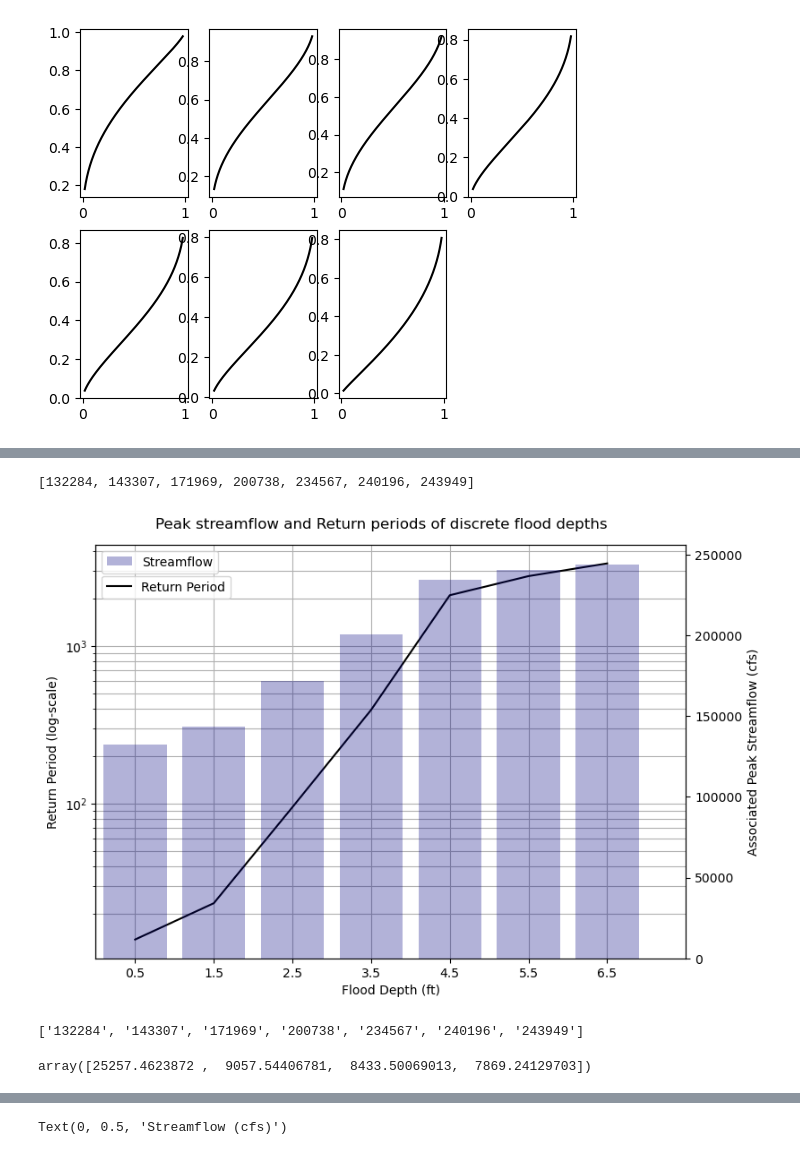
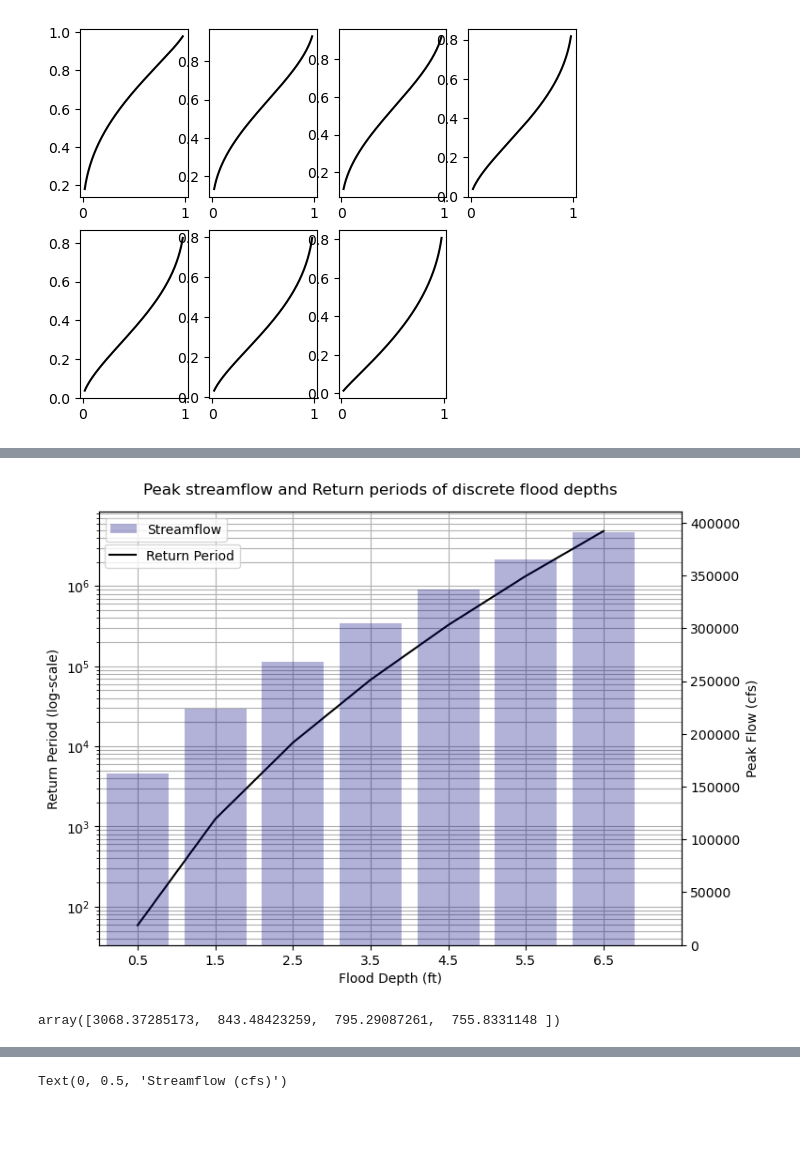
Before and after one commit to raghavsharma99/Nashville-Flood-Policy-Simulator, a Jupyter notebook: Insurance Calculation.ipynb, the cells around one changed output, grey strips where cells are left out. Saved outputs shown, nothing was run; the diff lists cells and outputs as text; code cells hidden in the pictures; blank space fills up the shorter version.

Commit message:
Hecras Corrections Included  🚀🌊

```diff
--- a/Insurance Calculation.ipynb
+++ b/Insurance Calculation.ipynb
@@ -82,3 +82,10 @@ insured_cost_C = damages - insurance_payoff_C
 mean_insured_cost_B = insured_cost_B.mean(axis = 0)
 mean_insured_cost_A = insured_cost_A.mean(axis = 0)
 mean_insured_cost_C = insured_cost_C.mean(axis = 0)
+# %%
+# Coefficients of fitted polynomial
+a, b, c = 6e-11, -7e-6, 0.057
+x = np.arange(100_000, 500_000, 100) # streamflow range for plotting fitted model
+y = a*(x**2) + b*x + c
+# simFlows is consists average depths in ROI for peak flows simulated on HECRAS
+simFlows = pd.read_csv('simulatedFlows.csv')
@@ -85,38 +126,30 @@ mean_insured_cost_C = insured_cost_C.mean(axis = 0)
 # %%
-depth_flow = {0:132284,1:143307,2:171969,3:200738,4:234567,5:240196,6:243949}
+depth_flow = {0:162190,1:224022,2:268380,3:304882,4:336637,5:365122,6:391179}
 g_loc = 80156.190 # Location param for gumbel distribution of annual max streamflows
 g_scale = 20200.864 # Scale param for gumbel distribution of annual max streamflows
 depths = np.arange(0.5, 7, 1)
 flows = list(depth_flow.values())
-# %%
-flows
-# %% [output]
-[132284, 143307, 171969, 200738, 234567, 240196, 243949]
 # %%
 returns = 1/gumbel_r.sf(flows, loc = g_loc, scale = g_scale)
 
 str_flows = [str(x) for x in flows]
-fig, ax1 = plt.subplots(figsize = (8.5,6))
+fig, ax1 = plt.subplots(figsize = (8,6))
 plt.grid(which = 'both')
 ax2 = ax1.twinx()
 ax2.bar(x = depths, height = flows, color = 'navy', alpha = 0.3)
-ax2.set_ylabel('Associated Peak Streamflow (cfs)')
+ax2.set_ylabel('Peak Flow (cfs)')
 ax1.semilogy(depths, returns, 'k')
 ax1.set_xticks(depths)
 ax1.set_xlabel('Flood Depth (ft)')
 ax1.set_ylabel('Return Period (log-scale)')
 ax1.legend(['Return Period'], loc = (0.01,0.87))
 ax2.legend(['Streamflow'])
 ax1.set_xlim(0, 7.5)
 
 plt.suptitle('Peak streamflow and Return periods of discrete flood depths', y = 0.93)
 plt.savefig('returns.png', transparent = True)
 # %% [output]
-[figure, old version]
+[figure, new version]
-# %%
-str_flows
-# %% [output]
-['132284', '143307', '171969', '200738', '234567', '240196', '243949']
 # %%
 # Exceedance probability of each streamflow corresponding to flood depth
 exceedance = np.array([gumbel_r.sf(depth_flow[i], loc = g_loc, scale = g_scale) for i in range(7)]).reshape(7,1)
@@ -128,10 +161,10 @@ annual_average_loss_insurance_B = float(np.dot(mean_insured_cost_B, exceedance))
 annual_average_loss_insurance_C = float(np.dot(mean_insured_cost_C, exceedance)) # with insurance C
 # %%
 annual_average_losses = [annual_average_loss,annual_average_loss_insurance_C,annual_average_loss_insurance_B, annual_average_loss_insurance_A ]
-annual_average_losses = np.array(annual_average_losses) + premiums
+annual_average_losses = np.array(annual_average_losses)
 annual_average_losses
 # %% [output]
-array([25257.4623872 ,  9057.54406781,  8433.50069013,  7869.24129703])
+array([3068.37285173,  843.48423259,  795.29087261,  755.8331148 ])
 # %%
 fig, ax1 = plt.subplots()
 ax1.grid()
```
Also changed, not shown: parts of 7 cells of this notebook, 13 other files.
